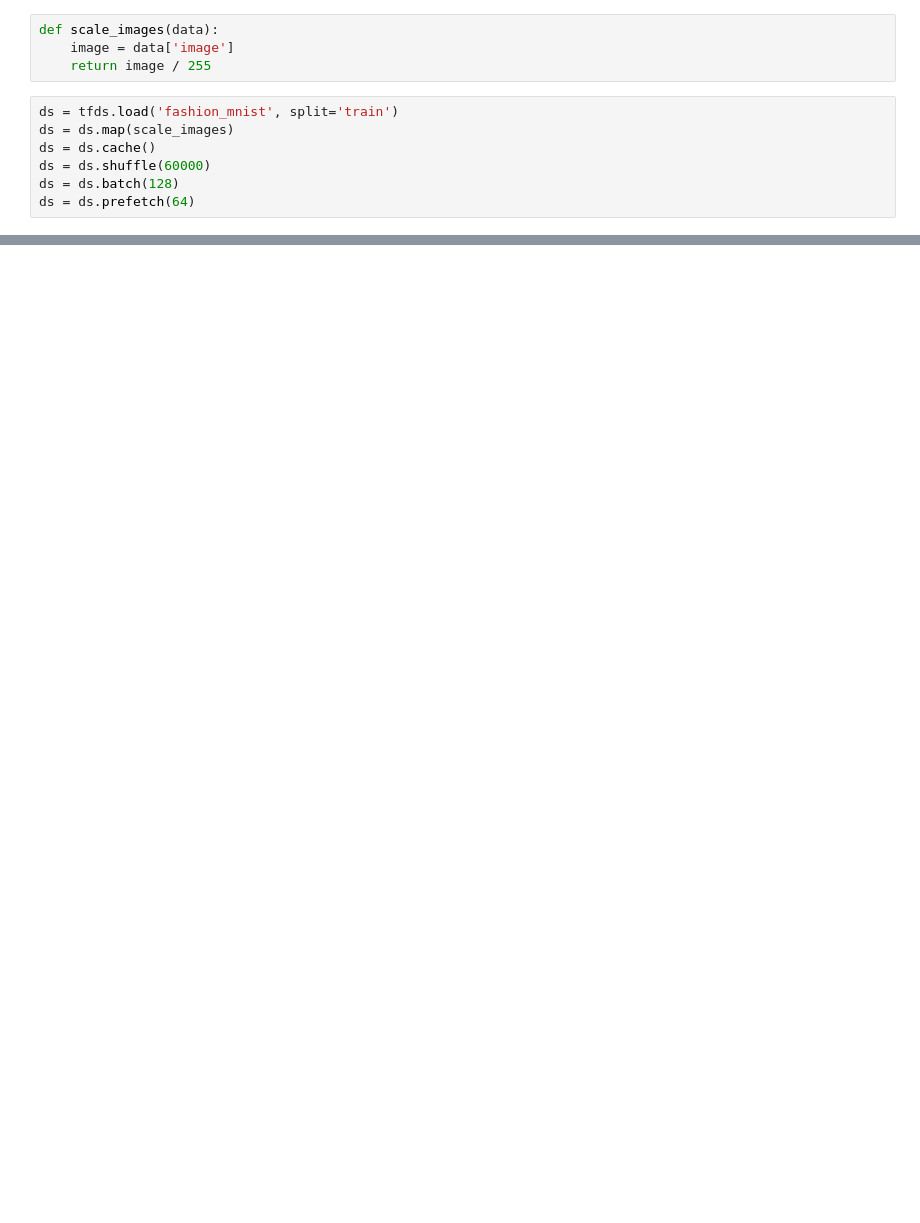
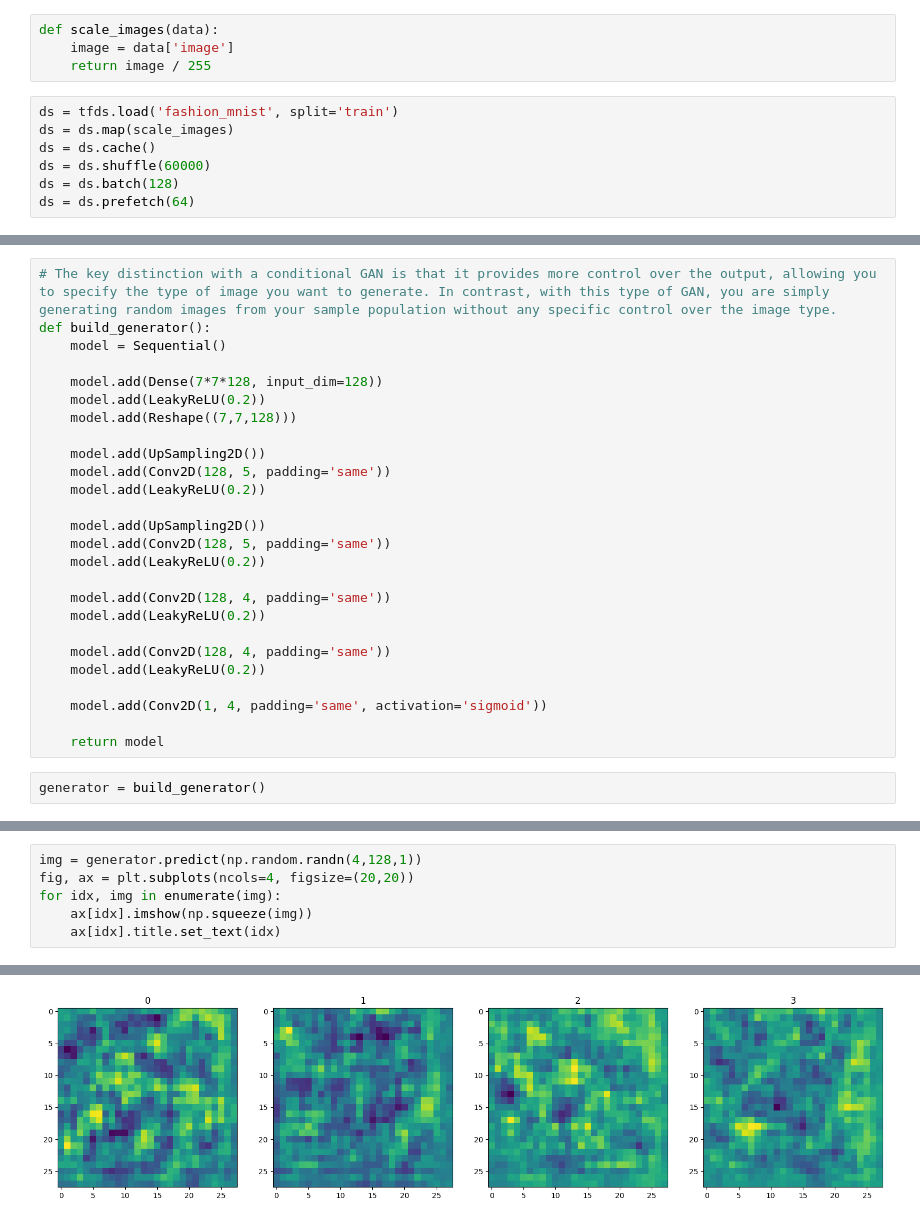
Before and after one commit to Jazbarrionuev0/Generative-Adversarial-Neural-Network, a Jupyter notebook: Generative-Adversarial-Neural-Network.ipynb, the cells around one changed output, grey strips where cells are left out. Cells and saved outputs as stored; diff of their text form; blank space fills up the shorter version.

Commit message:
generator model

```diff
--- a/Generative-Adversarial-Neural-Network.ipynb
+++ b/Generative-Adversarial-Neural-Network.ipynb
@@ -79,0 +86,28 @@ ds.as_numpy_iterator().next().shape
+# %%
+# The key distinction with a conditional GAN is that it provides more control over the output, allowing you to specify the type of image you want to generate. In contrast, with this type of GAN, you are simply generating random images from your sample population without any specific control over the image type.
+def build_generator():
+    model = Sequential()
+
+    model.add(Dense(7*7*128, input_dim=128))
+    model.add(LeakyReLU(0.2))
+    model.add(Reshape((7,7,128)))
+
+    model.add(UpSampling2D())
+    model.add(Conv2D(128, 5, padding='same'))
+    model.add(LeakyReLU(0.2))
+
+    model.add(UpSampling2D())
+    model.add(Conv2D(128, 5, padding='same'))
+    model.add(LeakyReLU(0.2))
+
+    model.add(Conv2D(128, 4, padding='same'))
+    model.add(LeakyReLU(0.2))
+
+    model.add(Conv2D(128, 4, padding='same'))
+    model.add(LeakyReLU(0.2))
+
+    model.add(Conv2D(1, 4, padding='same', activation='sigmoid'))
+
+    return model
+# %%
+generator = build_generator()
@@ -79,0 +142,7 @@ ds.as_numpy_iterator().next().shape
+# %%
+img = generator.predict(np.random.randn(4,128,1))
+fig, ax = plt.subplots(ncols=4, figsize=(20,20))
+for idx, img in enumerate(img):
+    ax[idx].imshow(np.squeeze(img))
+    ax[idx].title.set_text(idx)
+# %% [output]
@@ -79,0 +150 @@ ds.as_numpy_iterator().next().shape
+[figure, added]
```
Also changed, not shown: parts of 6 cells of this notebook.
